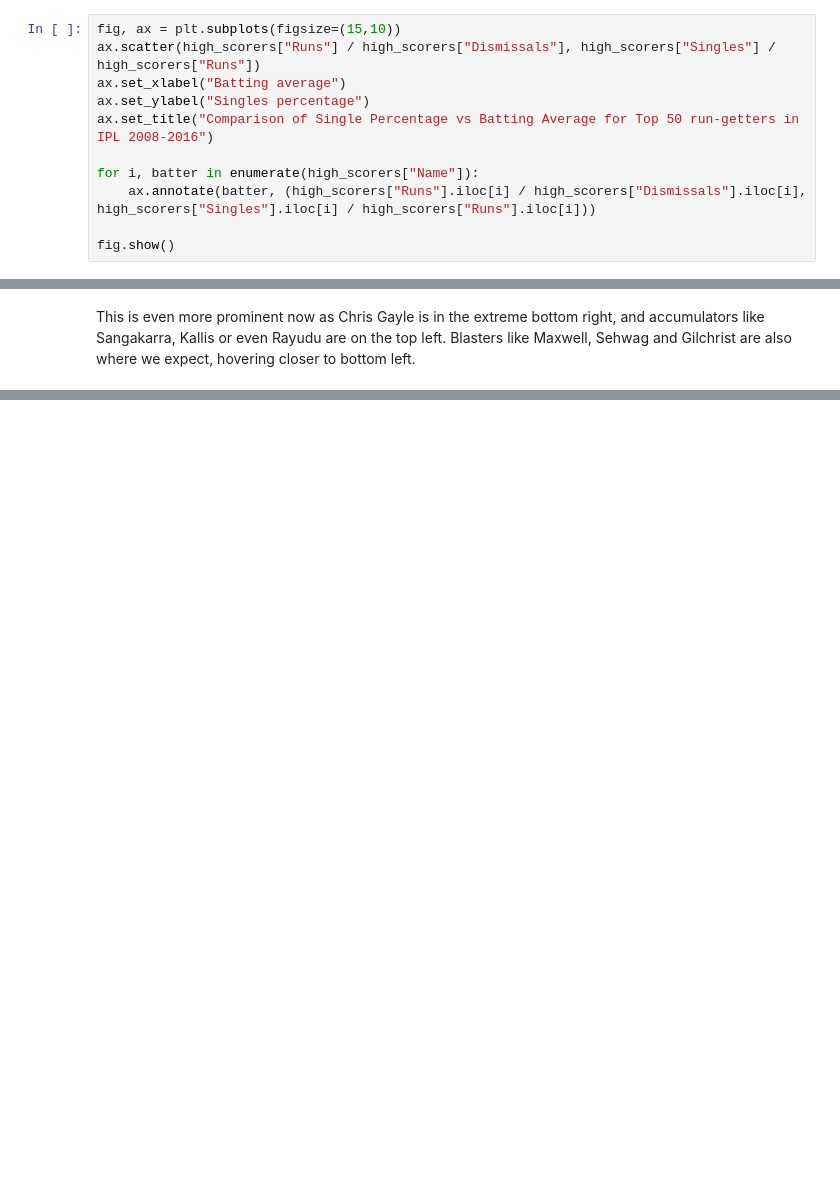
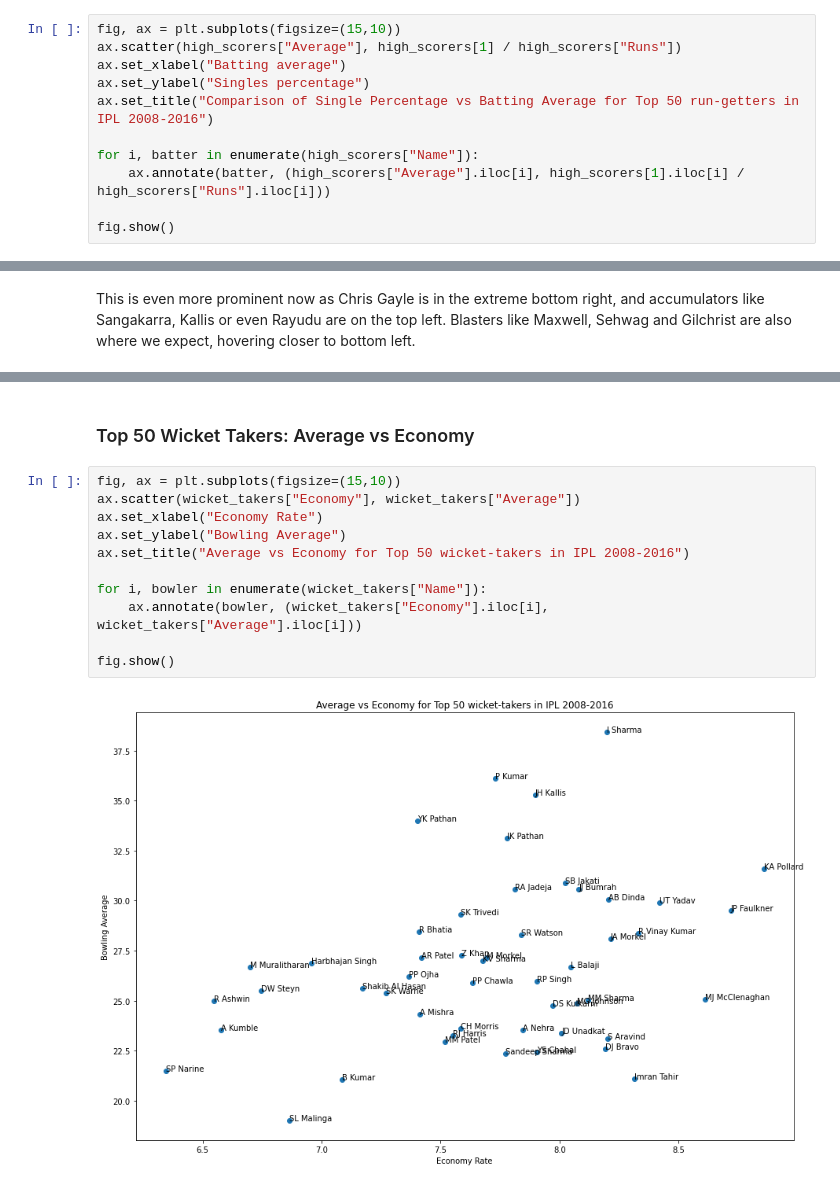
Before and after one commit to harshamuddu/IPL, a Jupyter notebook: IPL_Mining_Modeling_and_Predicting.ipynb, the cells around one changed output, grey strips where cells are left out. Cells and saved outputs as stored; diff of their text form; blank space fills up the shorter version.

```diff
--- a/IPL_Mining_Modeling_and_Predicting.ipynb
+++ b/IPL_Mining_Modeling_and_Predicting.ipynb
@@ -143,13 +170,13 @@ fig.show()
 As expected, Chris Gayle is on the bottom right, Virat Kohli is in the top right, and more traditional batsmen like Sangakarra are in the top left.
 # %%
 fig, ax = plt.subplots(figsize=(15,10))
-ax.scatter(high_scorers["Runs"] / high_scorers["Dismissals"], high_scorers["Singles"] / high_scorers["Runs"])
+ax.scatter(high_scorers["Average"], high_scorers[1] / high_scorers["Runs"])
 ax.set_xlabel("Batting average")
 ax.set_ylabel("Singles percentage")
 ax.set_title("Comparison of Single Percentage vs Batting Average for Top 50 run-getters in IPL 2008-2016")
 
 for i, batter in enumerate(high_scorers["Name"]):
-    ax.annotate(batter, (high_scorers["Runs"].iloc[i] / high_scorers["Dismissals"].iloc[i], high_scorers["Singles"].iloc[i] / high_scorers["Runs"].iloc[i]))
+    ax.annotate(batter, (high_scorers["Average"].iloc[i], high_scorers[1].iloc[i] / high_scorers["Runs"].iloc[i]))
 
 fig.show()
 # %% [output]
@@ -162,0 +315,15 @@ Once you modify creation of the batsmen dataframe to include 0's, 2's, 4's and 6
+# %% [markdown]
+### Top 50 Wicket Takers: Average vs Economy
+# %%
+fig, ax = plt.subplots(figsize=(15,10))
+ax.scatter(wicket_takers["Economy"], wicket_takers["Average"])
+ax.set_xlabel("Economy Rate")
+ax.set_ylabel("Bowling Average")
+ax.set_title("Average vs Economy for Top 50 wicket-takers in IPL 2008-2016")
+
+for i, bowler in enumerate(wicket_takers["Name"]):
+    ax.annotate(bowler, (wicket_takers["Economy"].iloc[i], wicket_takers["Average"].iloc[i]))
+
+fig.show()
+# %% [output]
+[figure, added]
```
Also changed, not shown: parts of 22 cells of this notebook.
